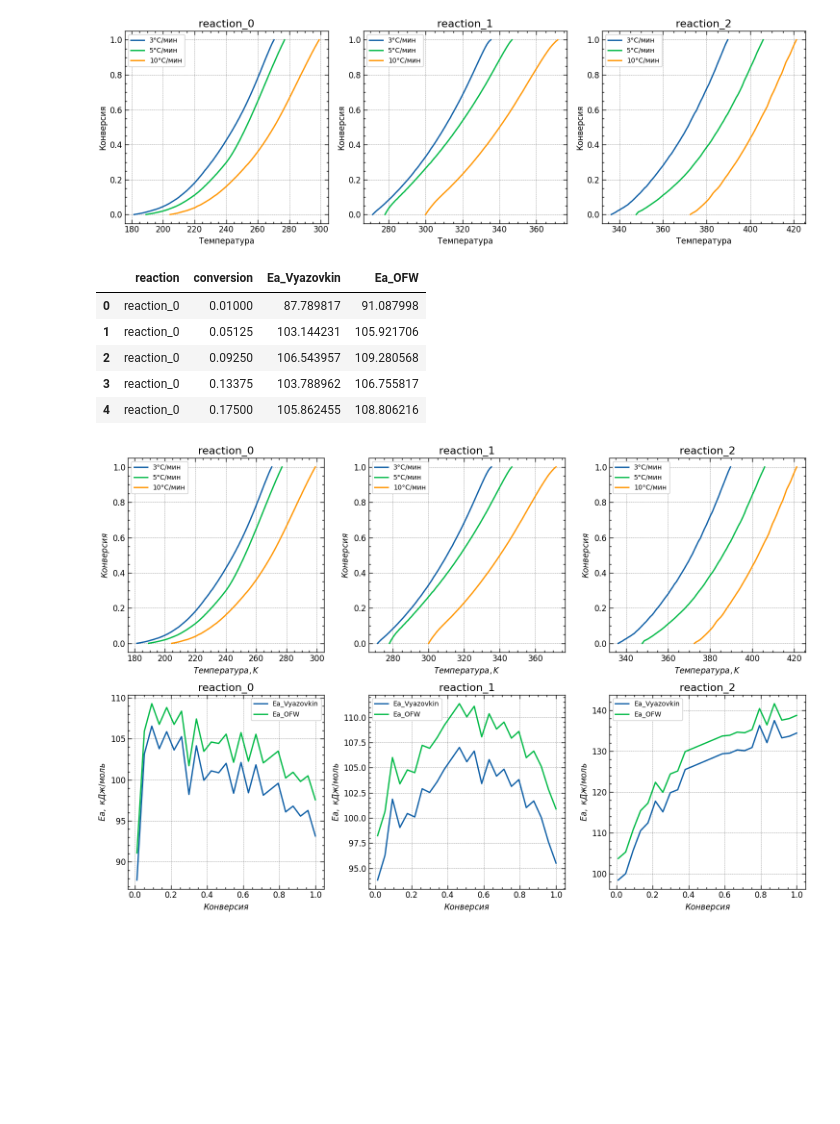
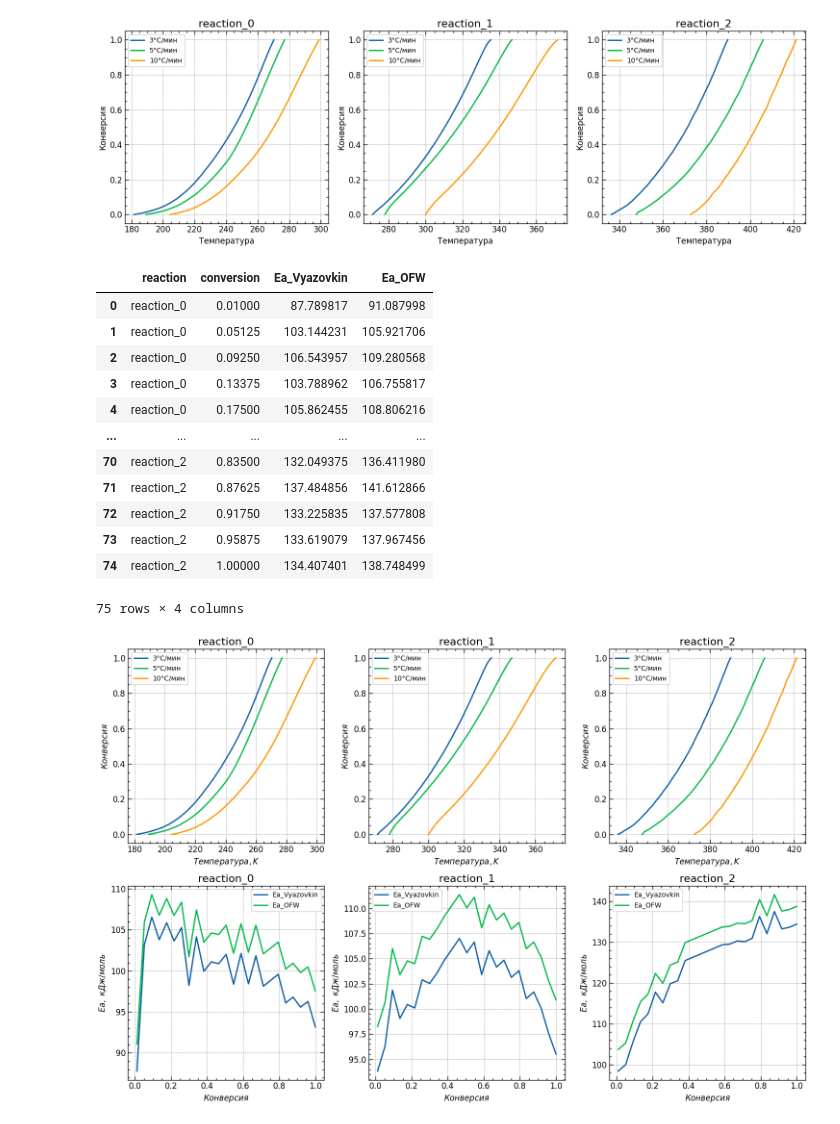
Before and after one commit to kdavjd/isoconversion_study_of_reaction_kinetics, a Jupyter notebook: isoconversion.ipynb, the cells around one changed output. Saved outputs shown, nothing was run; the diff lists cells and outputs as text; code cells hidden in the pictures; blank space fills up the shorter version.

```diff
--- a/isoconversion.ipynb
+++ b/isoconversion.ipynb
@@ -349,34 +349,41 @@ data = []
 VALUE_NUMBER = 25
 conversion_values = np.linspace(0.01, 1, VALUE_NUMBER)
 
 # для каждой реакции из списка all_reactions
 for reaction in all_reactions:
     # для каждого значения конверсии
     for conversion in conversion_values:
         # вычисляем активационную энергию по методу Вязовкина и Озавы-Флинна-Уолла
         Ea_Vyazovkin = calculate_Vyazovkin_Ea(conversion, reaction)
         Ea_OFW = calculate_OFW_Ea(conversion, reaction)
 
         # добавляем результаты в список
         data.append({'reaction': reaction,
                      'conversion': conversion,
                      'Ea_Vyazovkin': Ea_Vyazovkin,
                      'Ea_OFW': Ea_OFW})
 
 # преобразуем список в DataFrame
 Ea_df = pd.DataFrame(data)
 
 # задаем имена столбцов
 Ea_df.columns = ['reaction', 'conversion', 'Ea_Vyazovkin', 'Ea_OFW']
 
-Ea_df.head()
+Ea_df
 # %% [output]
 |  | reaction | conversion | Ea_Vyazovkin | Ea_OFW |
 | 0 | reaction_0 | 0.01000 | 87.789817 | 91.087998 |
 | 1 | reaction_0 | 0.05125 | 103.144231 | 105.921706 |
 | 2 | reaction_0 | 0.09250 | 106.543957 | 109.280568 |
 | 3 | reaction_0 | 0.13375 | 103.788962 | 106.755817 |
 | 4 | reaction_0 | 0.17500 | 105.862455 | 108.806216 |
+| ... | ... | ... | ... | ... |
+| 70 | reaction_2 | 0.83500 | 132.049375 | 136.411980 |
+| 71 | reaction_2 | 0.87625 | 137.484856 | 141.612866 |
+| 72 | reaction_2 | 0.91750 | 133.225835 | 137.577808 |
+| 73 | reaction_2 | 0.95875 | 133.619079 | 137.967456 |
+| 74 | reaction_2 | 1.00000 | 134.407401 | 138.748499 |
+75 rows × 4 columns
 # %%
 # Создаем фигуру с двумя рядами подграфиков
 fig, axs = plt.subplots(2, len(all_reactions), figsize=(5 * len(all_reactions), 10))
```
Also changed, not shown: parts of 5 cells of this notebook, 1 other file.
